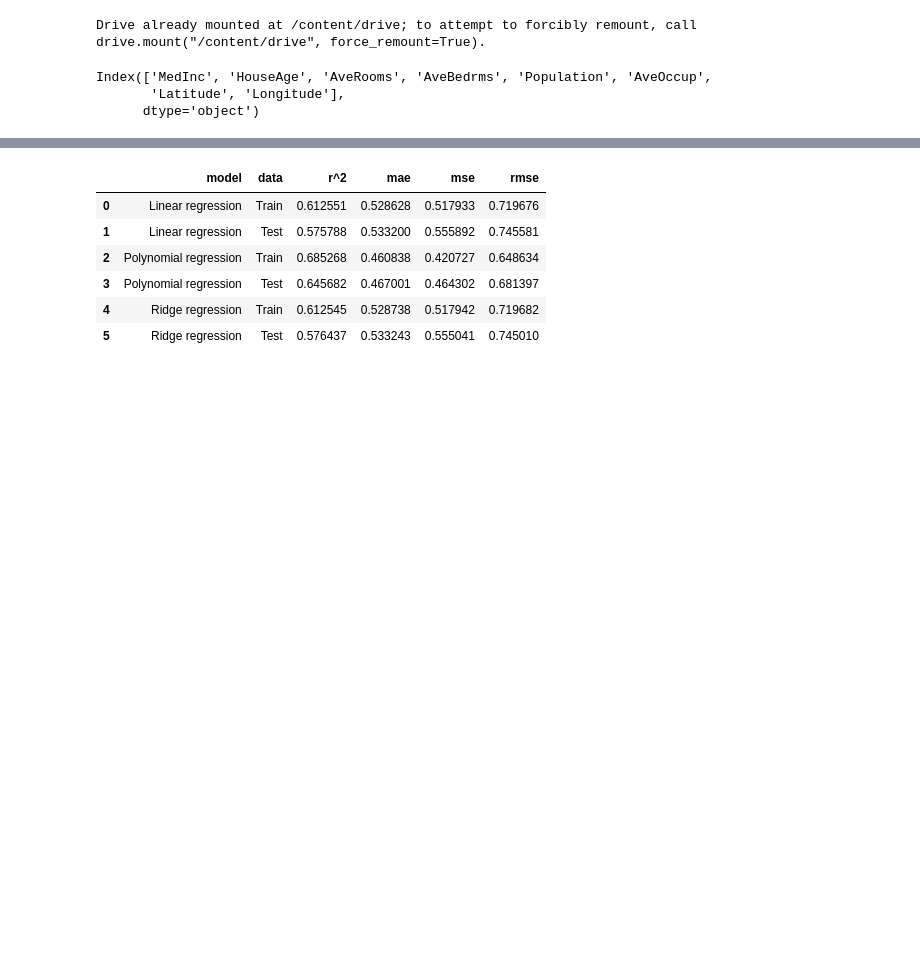
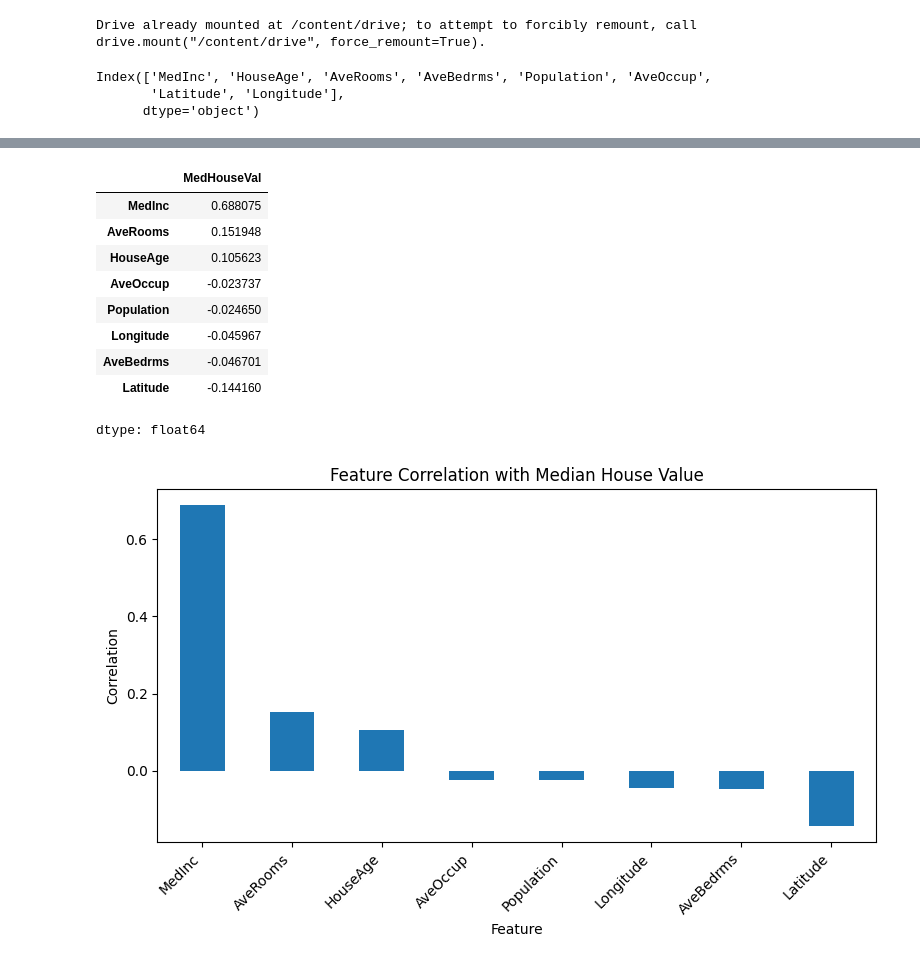
Before and after one commit to yiheng870106/California-housing, a Jupyter notebook: notebooks/Regression Analysis on California Housing Data.ipynb, the cells around one changed output, grey strips where cells are left out. Cells and saved outputs as stored; diff of their text form; code cells hidden in the pictures; blank space fills up the shorter version.

```diff
--- a/notebooks/Regression Analysis on California Housing Data.ipynb
+++ b/notebooks/Regression Analysis on California Housing Data.ipynb
@@ -124,12 +54,39 @@ Best alpha: 10.0
-# %%
-results_df=pd.DataFrame(results)
-results_df.to_csv(RESULTS_DIR / "results.csv",index=False)
-results_df
-# %% [output]
-|  | model | data | r^2 | mae | mse | rmse |
-| 0 | Linear regression | Train | 0.612551 | 0.528628 | 0.517933 | 0.719676 |
-| 1 | Linear regression | Test | 0.575788 | 0.533200 | 0.555892 | 0.745581 |
-| 2 | Polynomial regression | Train | 0.685268 | 0.460838 | 0.420727 | 0.648634 |
-| 3 | Polynomial regression | Test | 0.645682 | 0.467001 | 0.464302 | 0.681397 |
-| 4 | Ridge regression | Train | 0.612545 | 0.528738 | 0.517942 | 0.719682 |
-| 5 | Ridge regression | Test | 0.576437 | 0.533243 | 0.555041 | 0.745010 |
+# %%
+# Correlation with target
+df = X.copy()
+df["MedHouseVal"] = y
+
+target_corr = (
+    df.corr(numeric_only=True)["MedHouseVal"]
+    .drop("MedHouseVal")
+    .sort_values(ascending=False)
+)
+
+target_corr_df = pd.DataFrame({
+    "Feature": target_corr.index,
+    "Correlation": target_corr.values
+})
+
+display(target_corr)
+target_corr_df.to_csv(RESULTS_DIR / "feature_target_correlation.csv", index=False)
+
+target_corr.plot(kind="bar", figsize=(8,5))
+plt.title("Feature Correlation with Median House Value")
+plt.ylabel("Correlation")
+plt.xlabel("Feature")
+plt.xticks(rotation=45, ha="right")
+plt.tight_layout()
+plt.savefig(FIG_DIR / "feature_target_correlation.png", dpi=300, bbox_inches="tight")
+plt.show()
+# %% [output]
+|  | MedHouseVal |
+| MedInc | 0.688075 |
+| AveRooms | 0.151948 |
+| HouseAge | 0.105623 |
+| AveOccup | -0.023737 |
+| Population | -0.024650 |
+| Longitude | -0.045967 |
+| AveBedrms | -0.046701 |
+| Latitude | -0.144160 |
+dtype: float64
+[figure, added]
```
Also changed, not shown: parts of 8 cells of this notebook, 16 other files.
